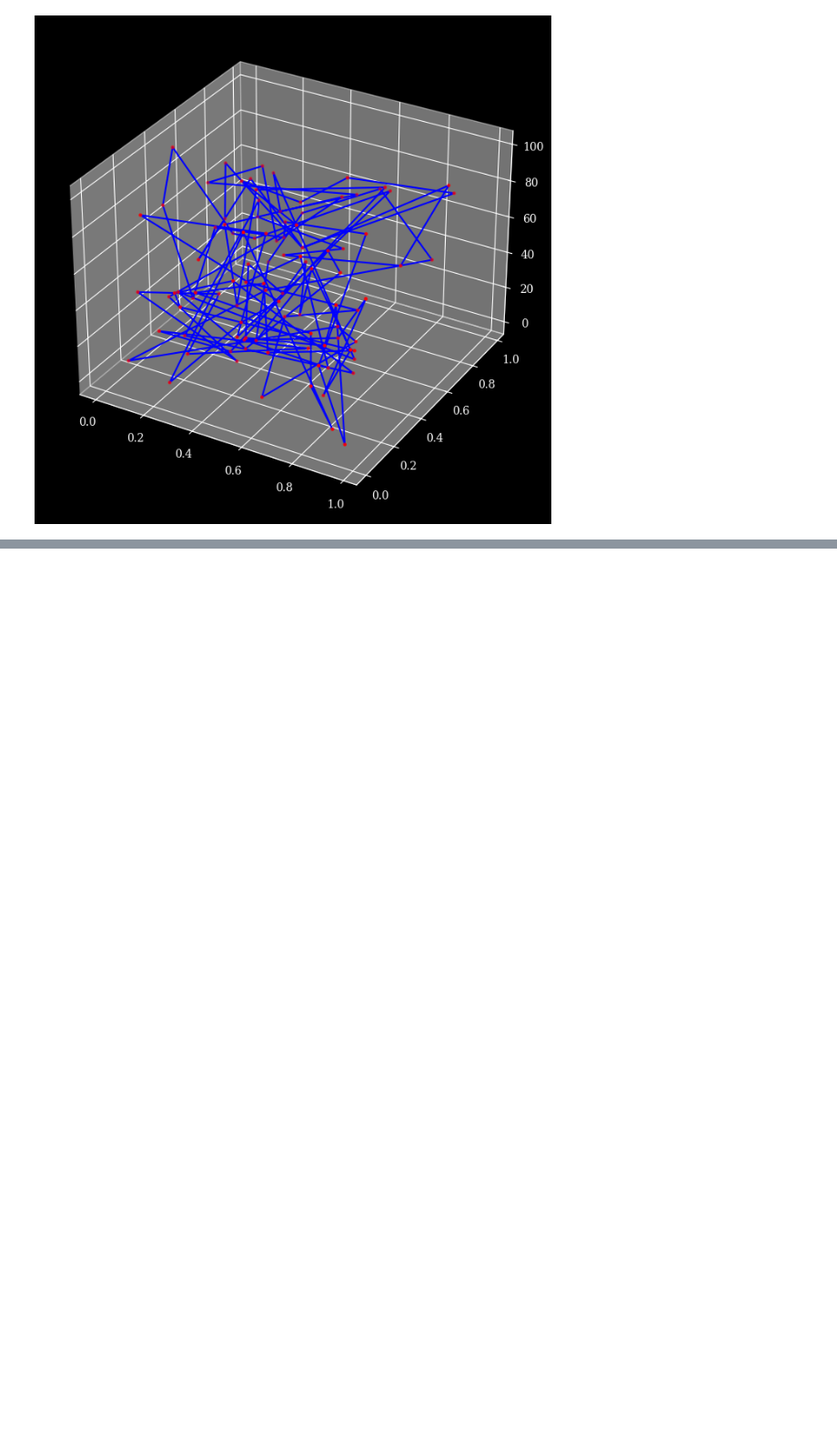
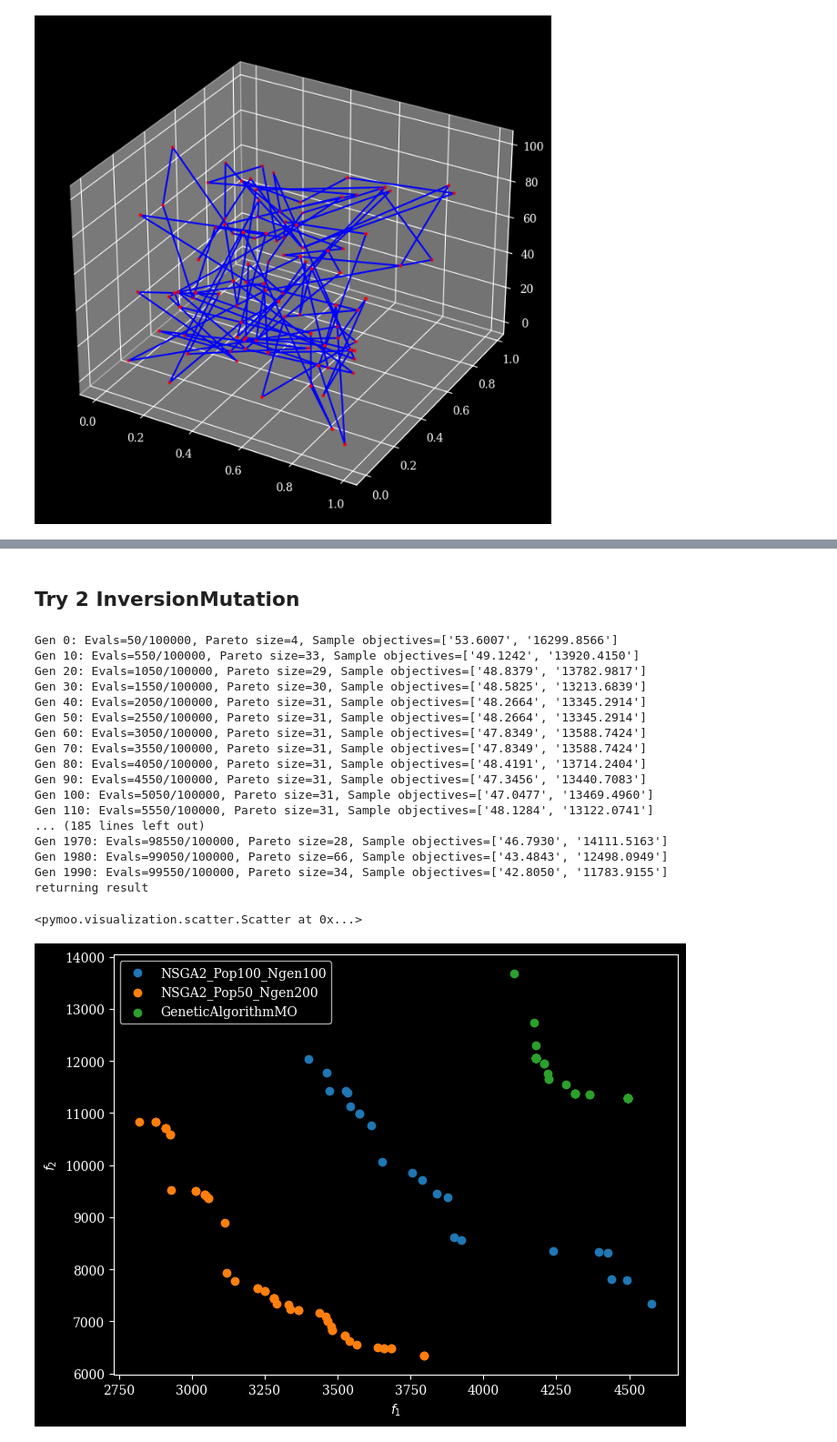
Before and after one commit to yabol02/practica_biocomp, a Jupyter notebook: notebooks/mo_tsp.ipynb, the cells around one changed output, grey strips where cells are left out. Shown at 91% size. Cells and saved outputs as stored; diff of their text form; code cells hidden in the pictures; blank space fills up the shorter version.

```diff
--- a/notebooks/mo_tsp.ipynb
+++ b/notebooks/mo_tsp.ipynb
@@ -284,0 +384,2 @@ plot_path(ax, cities_solution, elevations)
+# %% [markdown]
+## Try 2 InversionMutation
@@ -284,0 +388,46 @@ plot_path(ax, cities_solution, elevations)
+# %%
+config = ProblemConfig(max_evaluations=100000, seed=42, output_dir="results/tspmo")
+
+problem = MOTSProblem(config, cities)
+
+# Operators
+initialization = PermutationInitialization()
+selection = ParetoSelection()
+crossover = OrderCrossover()
+mutation = InversionMutation(mutation_rate=0.1)
+replacement = GenerationalReplacement()
+
+# Genetic Algorithm
+ga = GeneticAlgorithmMO(
+    problem=problem,
+    population_size=50,
+    initialization=initialization,
+    selection=selection,
+    crossover=crossover,
+    mutation=mutation,
+    replacement=replacement,
+)
+
+result = ga.run()
+scatter = compare_with_base(result, res_batir_1, res_batir_2)
+scatter.show()
+# %% [output]
+Gen 0: Evals=50/100000, Pareto size=4, Sample objectives=['53.6007', '16299.8566']
+Gen 10: Evals=550/100000, Pareto size=33, Sample objectives=['49.1242', '13920.4150']
+Gen 20: Evals=1050/100000, Pareto size=29, Sample objectives=['48.8379', '13782.9817']
+Gen 30: Evals=1550/100000, Pareto size=30, Sample objectives=['48.5825', '13213.6839']
+Gen 40: Evals=2050/100000, Pareto size=31, Sample objectives=['48.2664', '13345.2914']
+Gen 50: Evals=2550/100000, Pareto size=31, Sample objectives=['48.2664', '13345.2914']
+Gen 60: Evals=3050/100000, Pareto size=31, Sample objectives=['47.8349', '13588.7424']
+Gen 70: Evals=3550/100000, Pareto size=31, Sample objectives=['47.8349', '13588.7424']
+Gen 80: Evals=4050/100000, Pareto size=31, Sample objectives=['48.4191', '13714.2404']
+Gen 90: Evals=4550/100000, Pareto size=31, Sample objectives=['47.3456', '13440.7083']
+Gen 100: Evals=5050/100000, Pareto size=31, Sample objectives=['47.0477', '13469.4960']
+Gen 110: Evals=5550/100000, Pareto size=31, Sample objectives=['48.1284', '13122.0741']
+... (185 lines left out)
+Gen 1970: Evals=98550/100000, Pareto size=28, Sample objectives=['46.7930', '14111.5163']
+Gen 1980: Evals=99050/100000, Pareto size=66, Sample objectives=['43.4843', '12498.0949']
+Gen 1990: Evals=99550/100000, Pareto size=34, Sample objectives=['42.8050', '11783.9155']
+returning result
+<pymoo.visualization.scatter.Scatter at 0x...>
+[figure, added]
```
Also changed, not shown: parts of 20 cells of this notebook, 4 other files.
